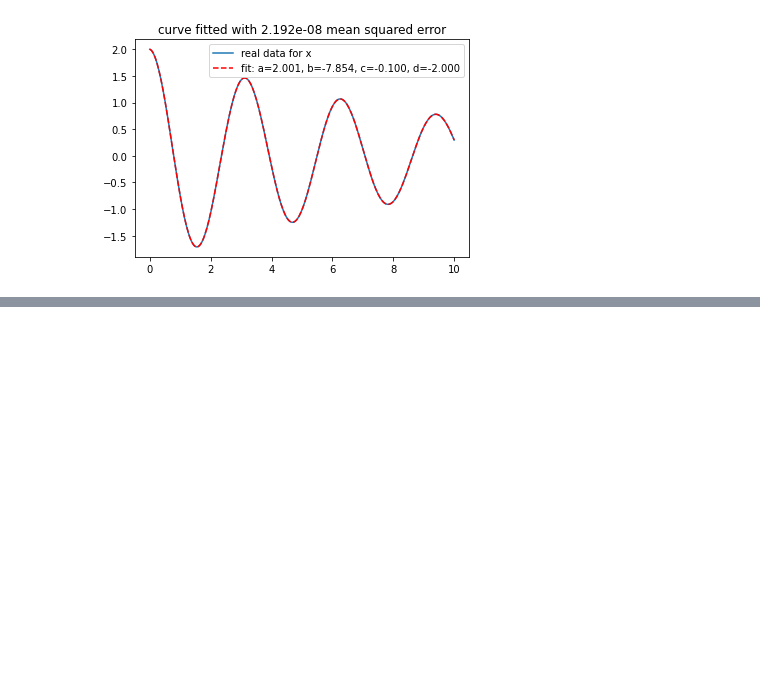
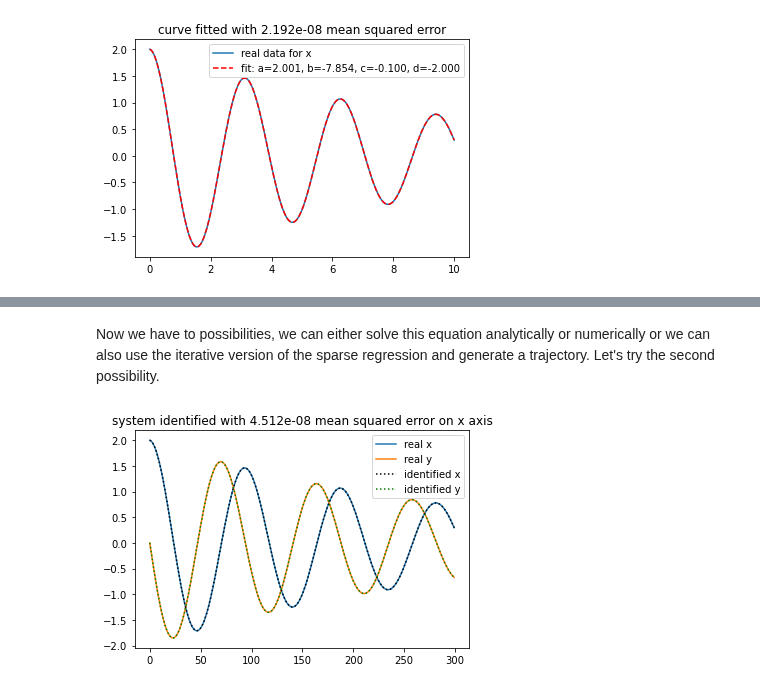
Before and after one commit to Kipre/EUDemographyCleaner, a Jupyter notebook: internship/fitting_vs_ode.ipynb, the cells around one changed output, grey strips where cells are left out. Saved outputs shown, nothing was run; the diff lists cells and outputs as text; code cells hidden in the pictures; blank space fills up the shorter version.

```diff
--- a/internship/fitting_vs_ode.ipynb
+++ b/internship/fitting_vs_ode.ipynb
@@ -57,3 +82,17 @@ Now we will use the dynamic systems approach.
 import codebase
 from codebase.sparse_regression import *
 from codebase.utils import *
+# %%
+derivative = True # means we will be guessing the derivative rather than the new state
+
+# We first need to split the data into features and targets
+targets, m = make_targets(data, derivative=derivative, timestep=t[1])
+
+# Then we augment the features (using a max degree of 1 to avoid having lots of zeros in the result)
+X, _ = make_polynomials(m, max_degree=1)
+
+# Now we can run the sparse regression
+weights, _ = sparse_regression(X, targets, cutoff=1e-3)
+
+# Finally we can show the results
+show_weights(weights, derivative=derivative)
@@ -59,0 +105,18 @@ from codebase.utils import *
+# %% [markdown]
+Now we have to possibilities, we can either solve this equation analytically or numerically or we can also use the iterative version of the sparse regression and generate a trajectory. Let's try the second possibility.
+# %%
+targets, m = make_targets(data, derivative=False)
+weights, _ = sparse_regression(X, targets, cutoff=1e-3)
+
+# Now we can do the integration
+guess = naive_integrate(weights, data[0], nb_iterations=300)
+
+mse = ((data - guess)**2).mean()
+
+plt.plot(data[:, 0], label='real x'); plt.plot(data[:, 1], label='real y')
+plt.plot(guess[:, 0], 'k:', label='identified x'); plt.plot(guess[:, 1], 'g:', label='identified y')
+plt.title(f'system identified with {mse:{3}.{4}} mean squared error on x axis')
+plt.legend()
+plt.show()
+# %% [output]
+[figure, added]
```
Also changed, not shown: parts of 30 cells of this notebook, 2 other files.
